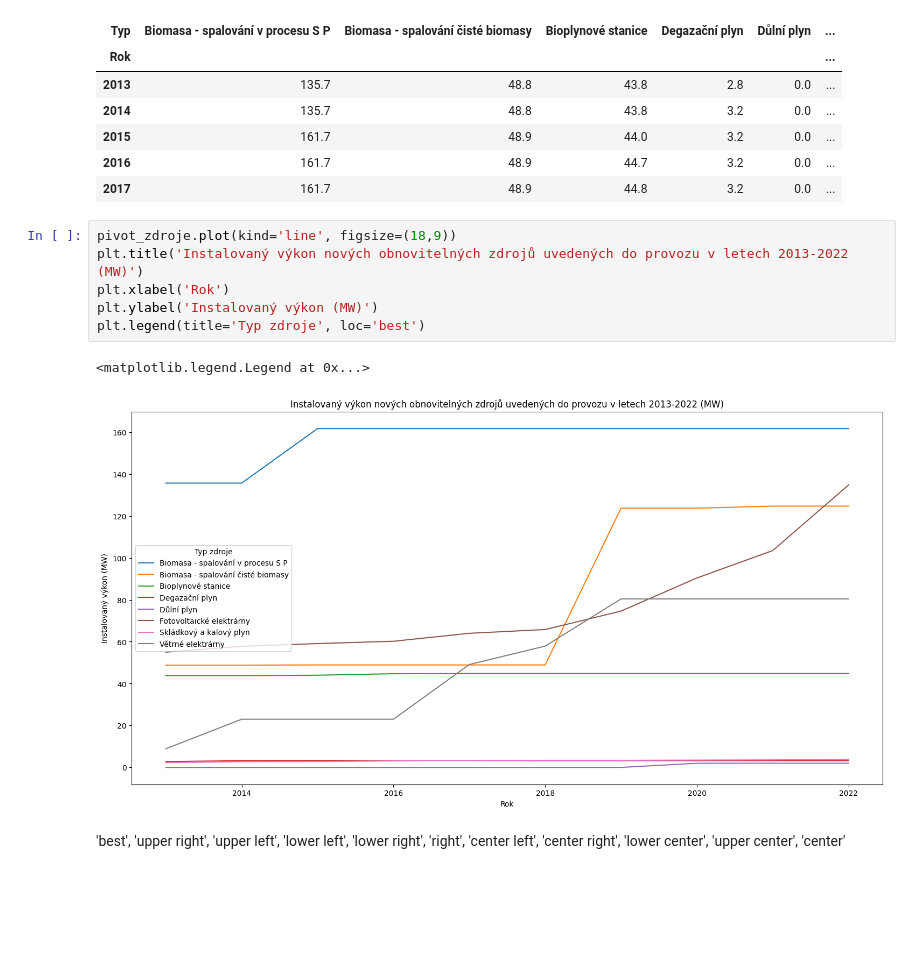
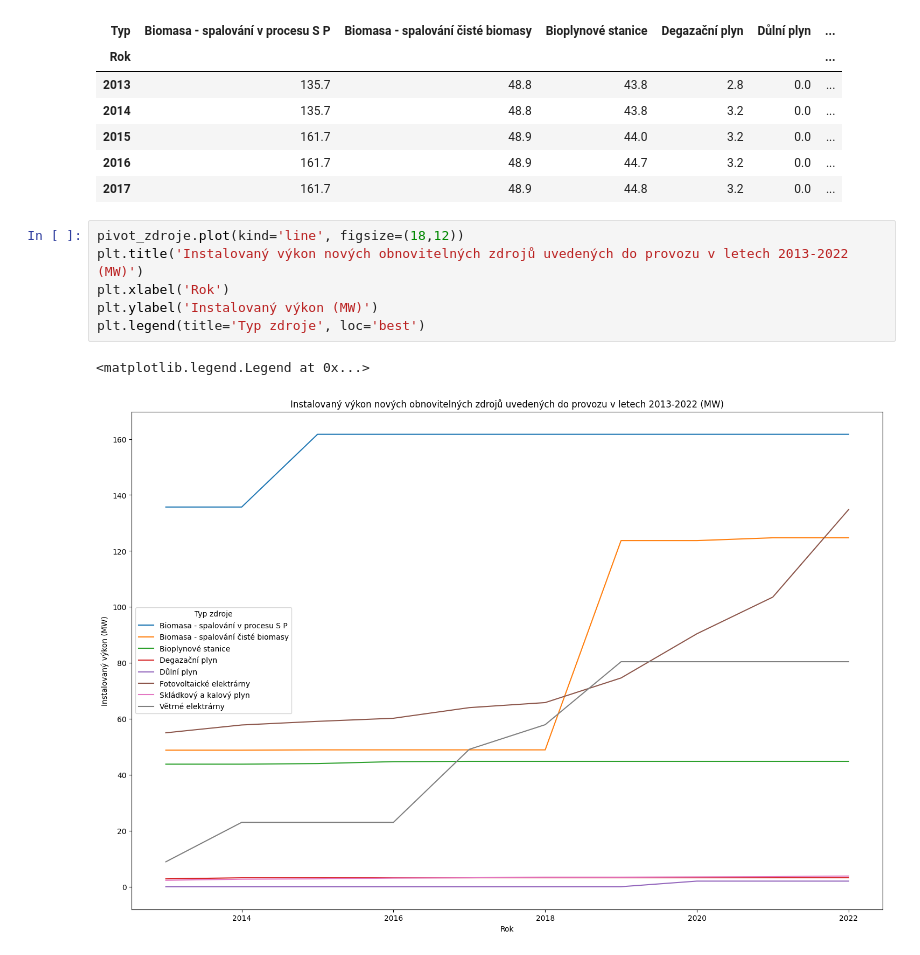
Before and after one commit to Czechitas-DA-Green-is-Good/Hackathon, a Jupyter notebook: instalovanyVykon.ipynb, the cells around one changed output. Cells and saved outputs as stored; diff of their text form; blank space fills up the shorter version.

Commit message:
Adjusted size of graph

```diff
--- a/instalovanyVykon.ipynb
+++ b/instalovanyVykon.ipynb
@@ -55,13 +55,11 @@ pivot_zdroje.head()
 | 2016 | 161.7 | 48.9 | 44.7 | 3.2 | 0.0 | ... |
 | 2017 | 161.7 | 48.9 | 44.8 | 3.2 | 0.0 | ... |
 # %%
-pivot_zdroje.plot(kind='line', figsize=(18,9))
+pivot_zdroje.plot(kind='line', figsize=(18,12))
 plt.title('Instalovaný výkon nových obnovitelných zdrojů uvedených do provozu v letech 2013-2022 (MW)')
 plt.xlabel('Rok')
 plt.ylabel('Instalovaný výkon (MW)')
 plt.legend(title='Typ zdroje', loc='best')
 # %% [output]
 <matplotlib.legend.Legend at 0x...>
-[figure, old version]
+[figure, new version]
-# %% [markdown]
-'best', 'upper right', 'upper left', 'lower left', 'lower right', 'right', 'center left', 'center right', 'lower center', 'upper center', 'center'
```
